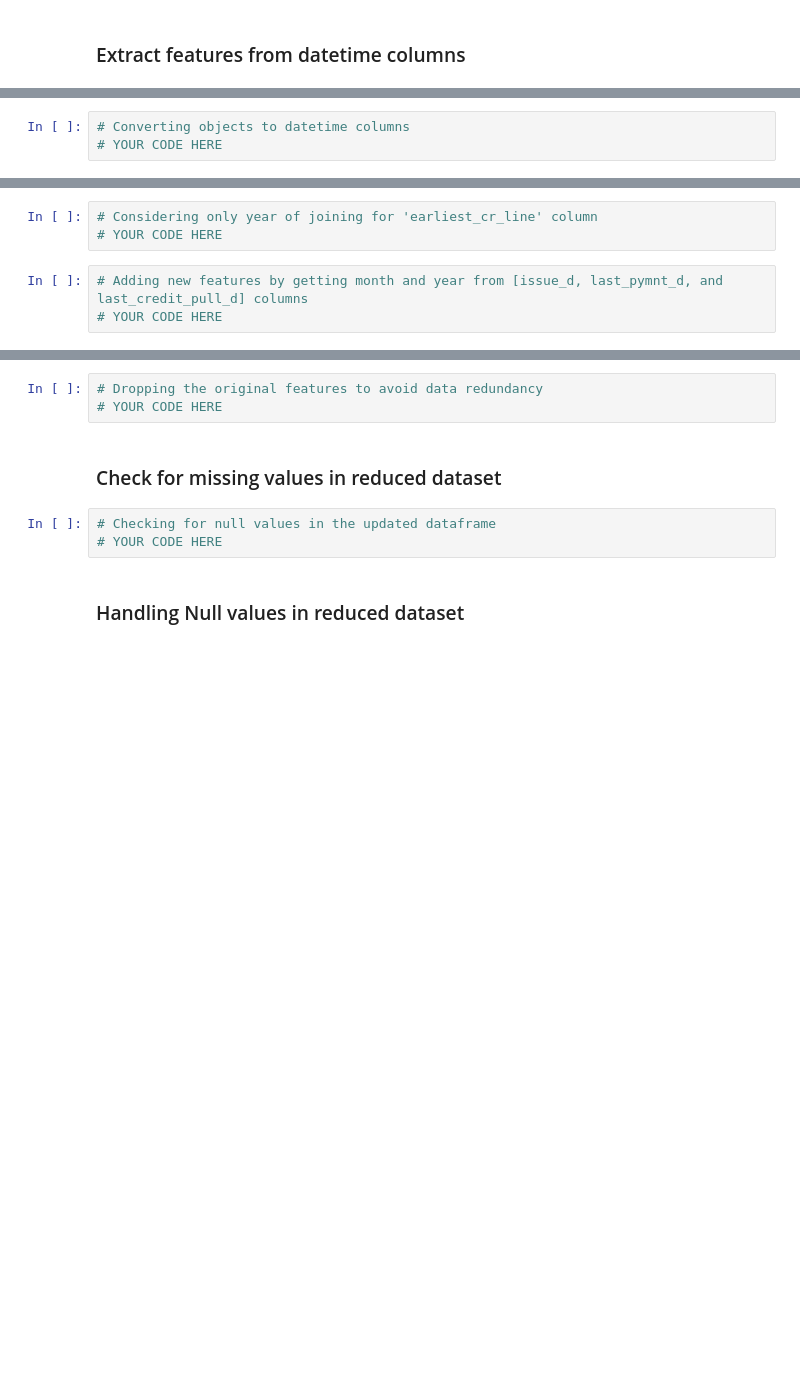
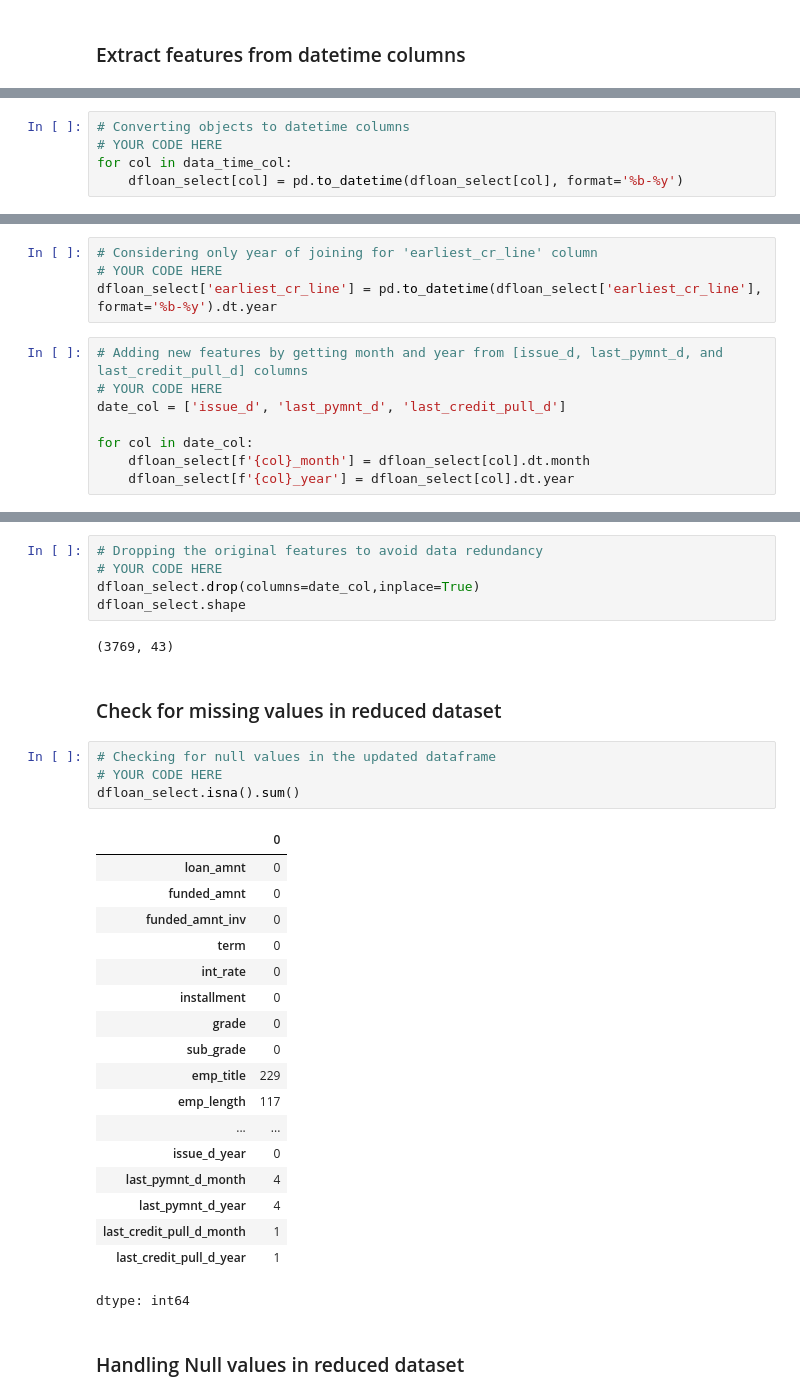
Before and after one commit to Shrutiba/iisc_cds, a Jupyter notebook: M2_AST_07_Catboost_XGBoost_LightGBM_A.ipynb, the cells around one changed output, grey strips where cells are left out. Saved outputs shown, nothing was run; the diff lists cells and outputs as text; blank space fills up the shorter version.

```diff
--- a/M2_AST_07_Catboost_XGBoost_LightGBM_A.ipynb
+++ b/M2_AST_07_Catboost_XGBoost_LightGBM_A.ipynb
@@ -426,6 +447,8 @@ dfloan_select.head(1)
 # %%
 # Converting objects to datetime columns
 # YOUR CODE HERE
+for col in data_time_col:
+    dfloan_select[col] = pd.to_datetime(dfloan_select[col], format='%b-%y')
 # %%
 # Checking the new datetime columns
 # YOUR CODE HERE
@@ -432,9 +461,15 @@ dfloan_select.head(1)
 # %%
 # Considering only year of joining for 'earliest_cr_line' column
 # YOUR CODE HERE
+dfloan_select['earliest_cr_line'] = pd.to_datetime(dfloan_select['earliest_cr_line'], format='%b-%y').dt.year
 # %%
 # Adding new features by getting month and year from [issue_d, last_pymnt_d, and last_credit_pull_d] columns
 # YOUR CODE HERE
+date_col = ['issue_d', 'last_pymnt_d', 'last_credit_pull_d']
+
+for col in date_col:
+    dfloan_select[f'{col}_month'] = dfloan_select[col].dt.month
+    dfloan_select[f'{col}_year'] = dfloan_select[col].dt.year
 # %%
 # Feature extraction
 # YOUR CODE HERE
@@ -441,11 +479,35 @@ dfloan_select.head(1)
 # %%
 # Dropping the original features to avoid data redundancy
 # YOUR CODE HERE
+dfloan_select.drop(columns=date_col,inplace=True)
+dfloan_select.shape
+# %% [output]
+(3769, 43)
 # %% [markdown]
 ### Check for missing values in reduced dataset
 # %%
 # Checking for null values in the updated dataframe
 # YOUR CODE HERE
+dfloan_select.isna().sum()
+# %% [output]
+|  | 0 |
+| loan_amnt | 0 |
+| funded_amnt | 0 |
+| funded_amnt_inv | 0 |
+| term | 0 |
+| int_rate | 0 |
+| installment | 0 |
+| grade | 0 |
+| sub_grade | 0 |
+| emp_title | 229 |
+| emp_length | 117 |
+| ... | ... |
+| issue_d_year | 0 |
+| last_pymnt_d_month | 4 |
+| last_pymnt_d_year | 4 |
+| last_credit_pull_d_month | 1 |
+| last_credit_pull_d_year | 1 |
+dtype: int64
 # %% [markdown]
 ### Handling Null values in reduced dataset
 # %%
```
Also changed, not shown: parts of 12 cells of this notebook.
